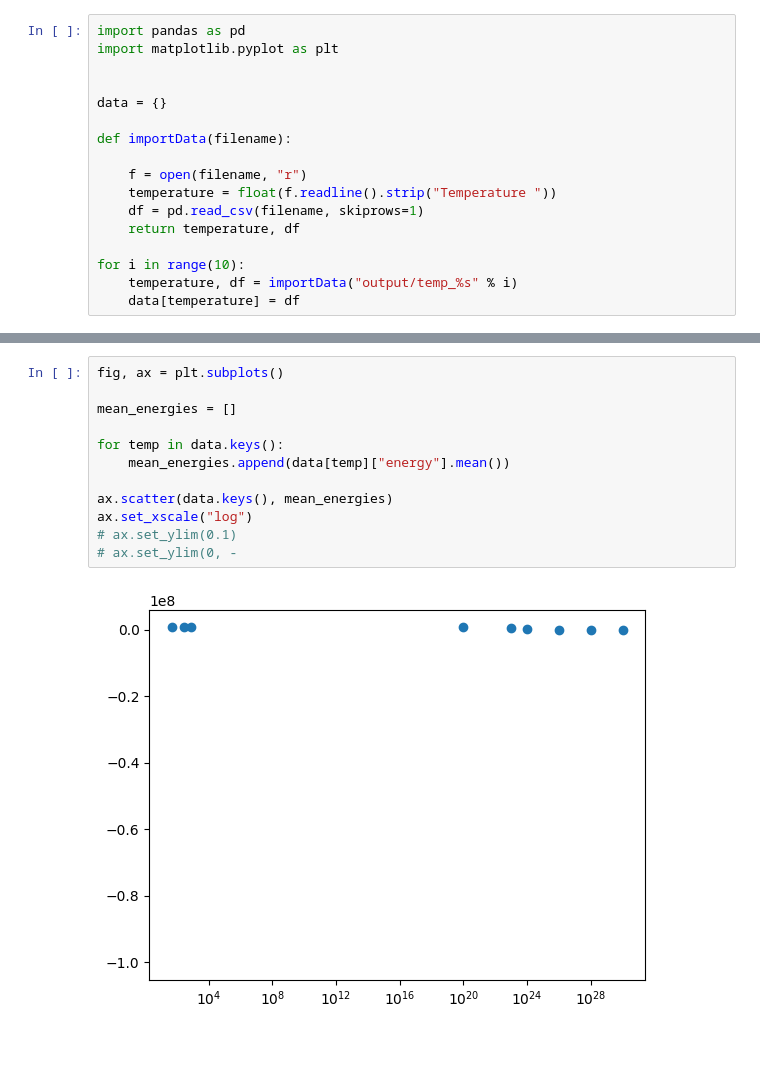
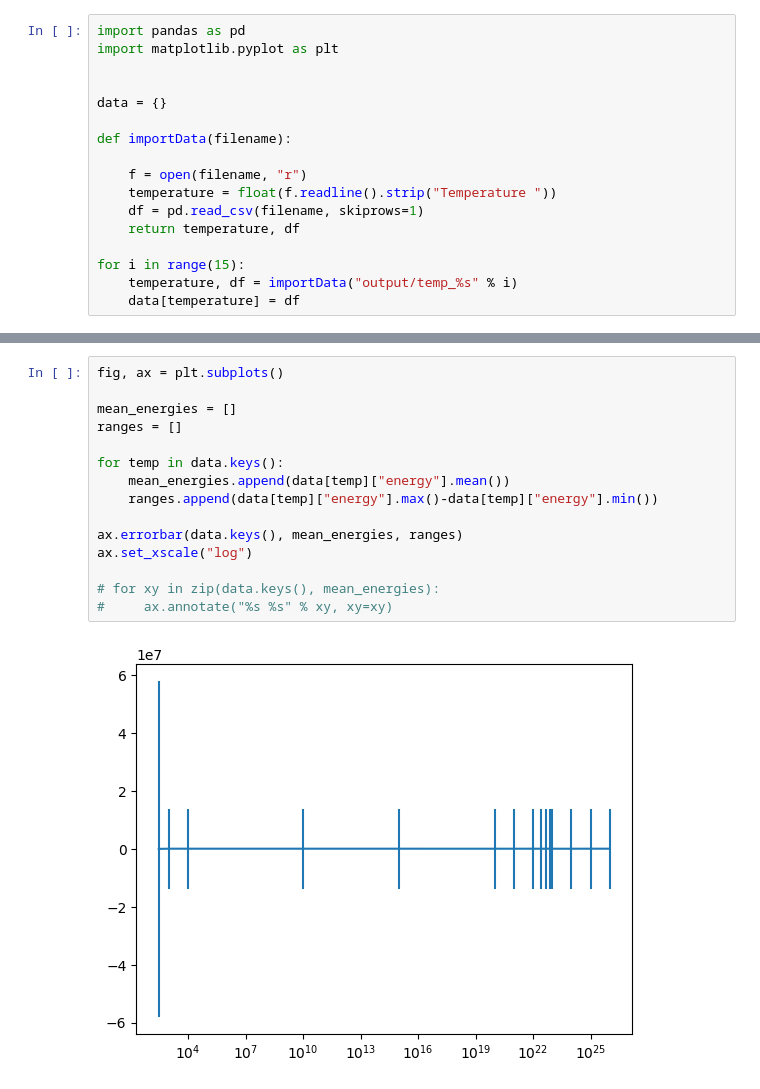
Before and after one commit to Iddmeister/IsingModel, a Jupyter notebook: visual.ipynb, the cells around one changed output, grey strips where cells are left out. Saved outputs shown, nothing was run; the diff lists cells and outputs as text; blank space fills up the shorter version.

```diff
--- a/visual.ipynb
+++ b/visual.ipynb
@@ -12,7 +12,7 @@ def importData(filename):
     df = pd.read_csv(filename, skiprows=1)
     return temperature, df
 
-for i in range(10):
+for i in range(15):
     temperature, df = importData("output/temp_%s" % i)
     data[temperature] = df
 # %%
@@ -54,14 +77,17 @@ for temperature in data.keys():
 # %%
 fig, ax = plt.subplots()
 
 mean_energies = []
+ranges = []
 
 for temp in data.keys():
     mean_energies.append(data[temp]["energy"].mean())
+    ranges.append(data[temp]["energy"].max()-data[temp]["energy"].min())
 
-ax.scatter(data.keys(), mean_energies)
+ax.errorbar(data.keys(), mean_energies, ranges)
 ax.set_xscale("log")
-# ax.set_ylim(0.1)
-# ax.set_ylim(0, -
+
+# for xy in zip(data.keys(), mean_energies):
+#     ax.annotate("%s %s" % xy, xy=xy)
 # %% [output]
-[figure, old version]
+[figure, new version]
```
Also changed, not shown: parts of 2 cells of this notebook, 19 other files.
